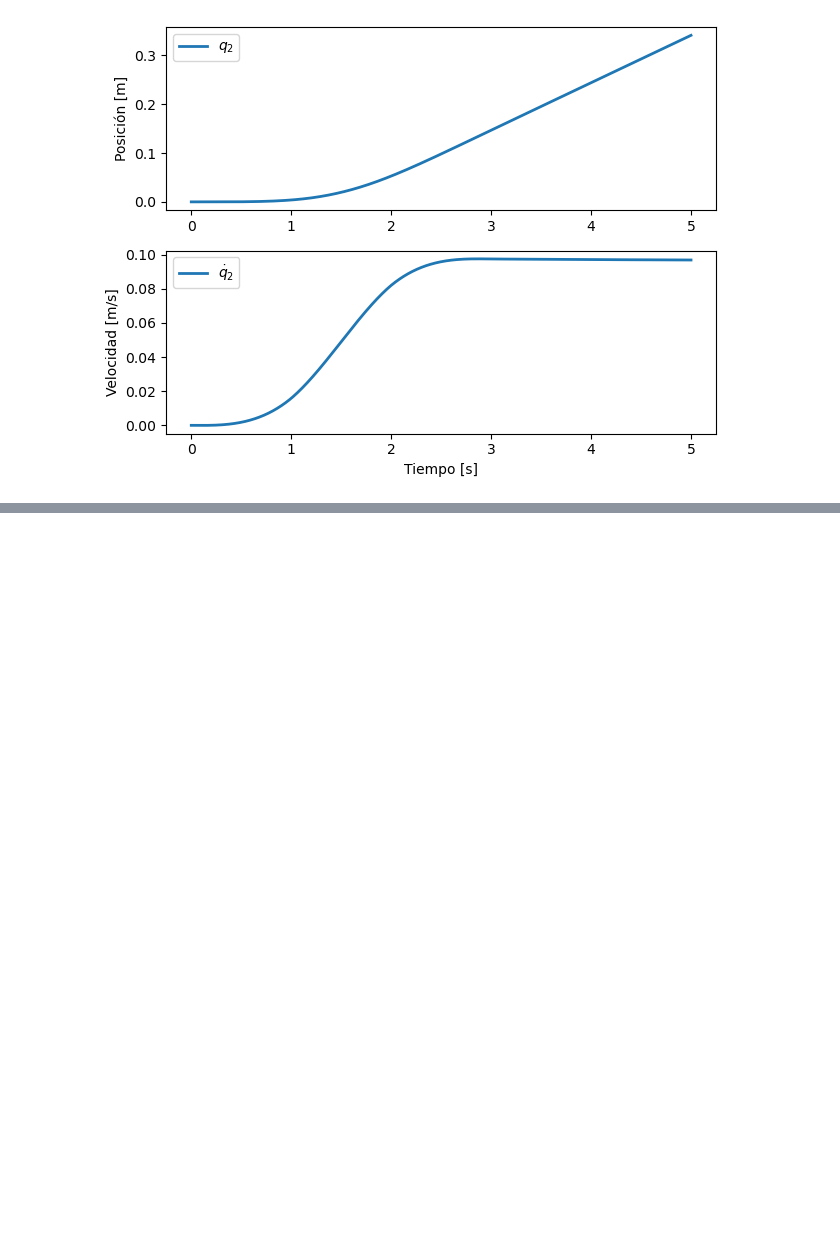
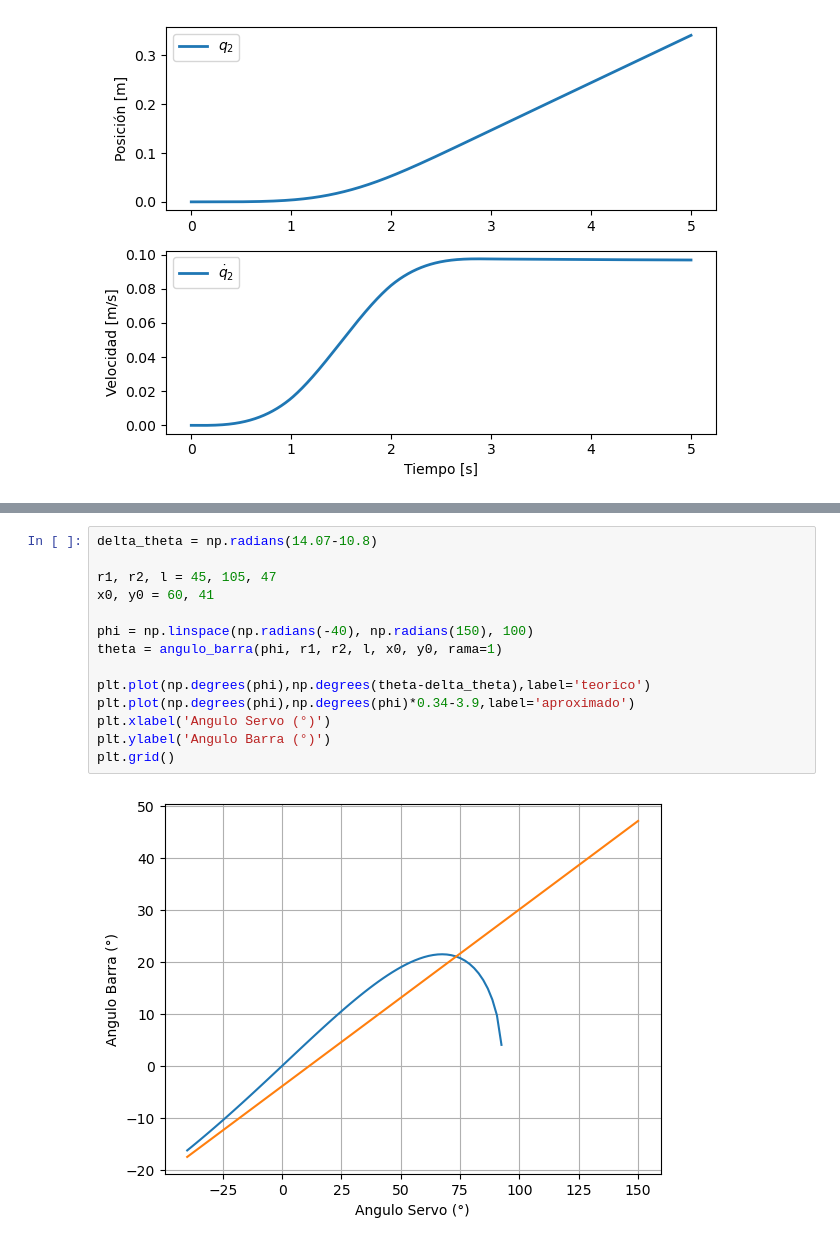
Before and after one commit to pgonfiuba/ica, a Jupyter notebook: TP/cart_beam/cartBeamDynSymbolic.ipynb, the cells around one changed output, grey strips where cells are left out. Cells and saved outputs as stored; diff of their text form; blank space fills up the shorter version.

```diff
--- a/TP/cart_beam/cartBeamDynSymbolic.ipynb
+++ b/TP/cart_beam/cartBeamDynSymbolic.ipynb
@@ -503,0 +880,16 @@ plt.tight_layout()
+# %%
+delta_theta = np.radians(14.07-10.8)
+
+r1, r2, l = 45, 105, 47
+x0, y0 = 60, 41
+
+phi = np.linspace(np.radians(-40), np.radians(150), 100)
+theta = angulo_barra(phi, r1, r2, l, x0, y0, rama=1)
+
+plt.plot(np.degrees(phi),np.degrees(theta-delta_theta),label='teorico')
+plt.plot(np.degrees(phi),np.degrees(phi)*0.34-3.9,label='aproximado')
+plt.xlabel('Angulo Servo (°)')
+plt.ylabel('Angulo Barra (°)')
+plt.grid()
+# %% [output]
+[figure, added]
```
Also changed, not shown: parts of 21 cells of this notebook, 3 other files.
